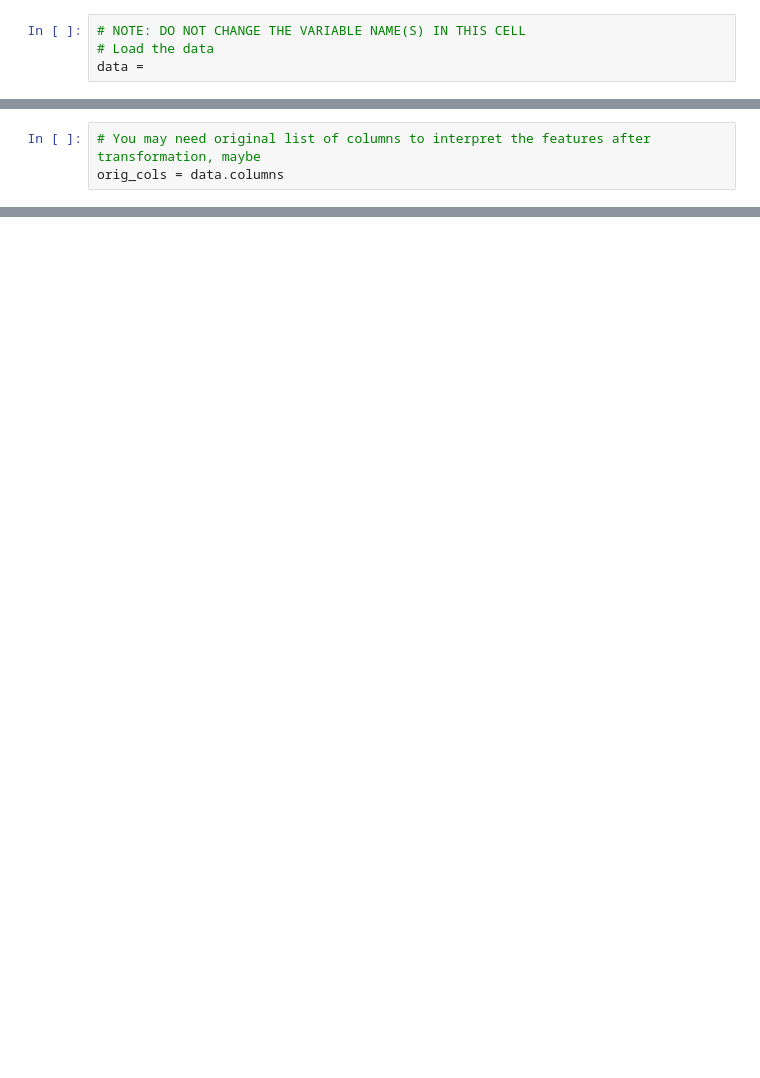
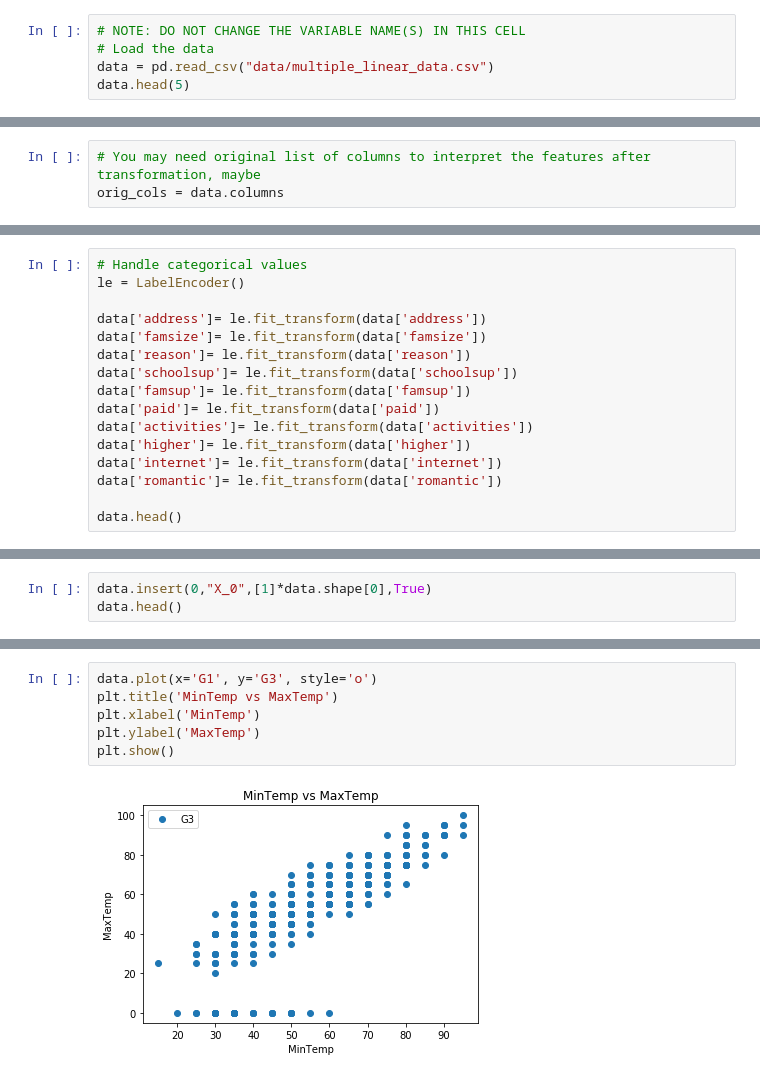
Before and after one commit to sparsh0427/BU_Semester_5, a Jupyter notebook: ECSE303L_AI_AND_ML/LABS/Week_2/task_2_multiple.ipynb, the cells around one changed output, grey strips where cells are left out. Saved outputs shown, nothing was run; the diff lists cells and outputs as text; blank space fills up the shorter version.

```diff
--- a/ECSE303L_AI_AND_ML/LABS/Week_2/task_2_multiple.ipynb
+++ b/ECSE303L_AI_AND_ML/LABS/Week_2/task_2_multiple.ipynb
@@ -73,4 +77,5 @@ from sklearn.metrics import mean_squared_error
 # %%
 # NOTE: DO NOT CHANGE THE VARIABLE NAME(S) IN THIS CELL
 # Load the data
-data =
+data = pd.read_csv("data/multiple_linear_data.csv")
+data.head(5)
@@ -81,0 +92,16 @@ orig_cols = data.columns
+# %%
+# Handle categorical values
+le = LabelEncoder()
+
+data['address']= le.fit_transform(data['address'])
+data['famsize']= le.fit_transform(data['famsize'])
+data['reason']= le.fit_transform(data['reason'])
+data['schoolsup']= le.fit_transform(data['schoolsup'])
+data['famsup']= le.fit_transform(data['famsup'])
+data['paid']= le.fit_transform(data['paid'])
+data['activities']= le.fit_transform(data['activities'])
+data['higher']= le.fit_transform(data['higher'])
+data['internet']= le.fit_transform(data['internet'])
+data['romantic']= le.fit_transform(data['romantic'])
+
+data.head()
@@ -81,0 +115,3 @@ orig_cols = data.columns
+# %%
+data.insert(0,"X_0",[1]*data.shape[0],True)
+data.head()
@@ -100,0 +183,8 @@ print("Predicted grade:",model.predict(new_data))
+# %%
+data.plot(x='G1', y='G3', style='o')
+plt.title('MinTemp vs MaxTemp')
+plt.xlabel('MinTemp')
+plt.ylabel('MaxTemp')
+plt.show()
+# %% [output]
+[figure, added]
```
Also changed, not shown: parts of 15 cells of this notebook, 1 other file.
